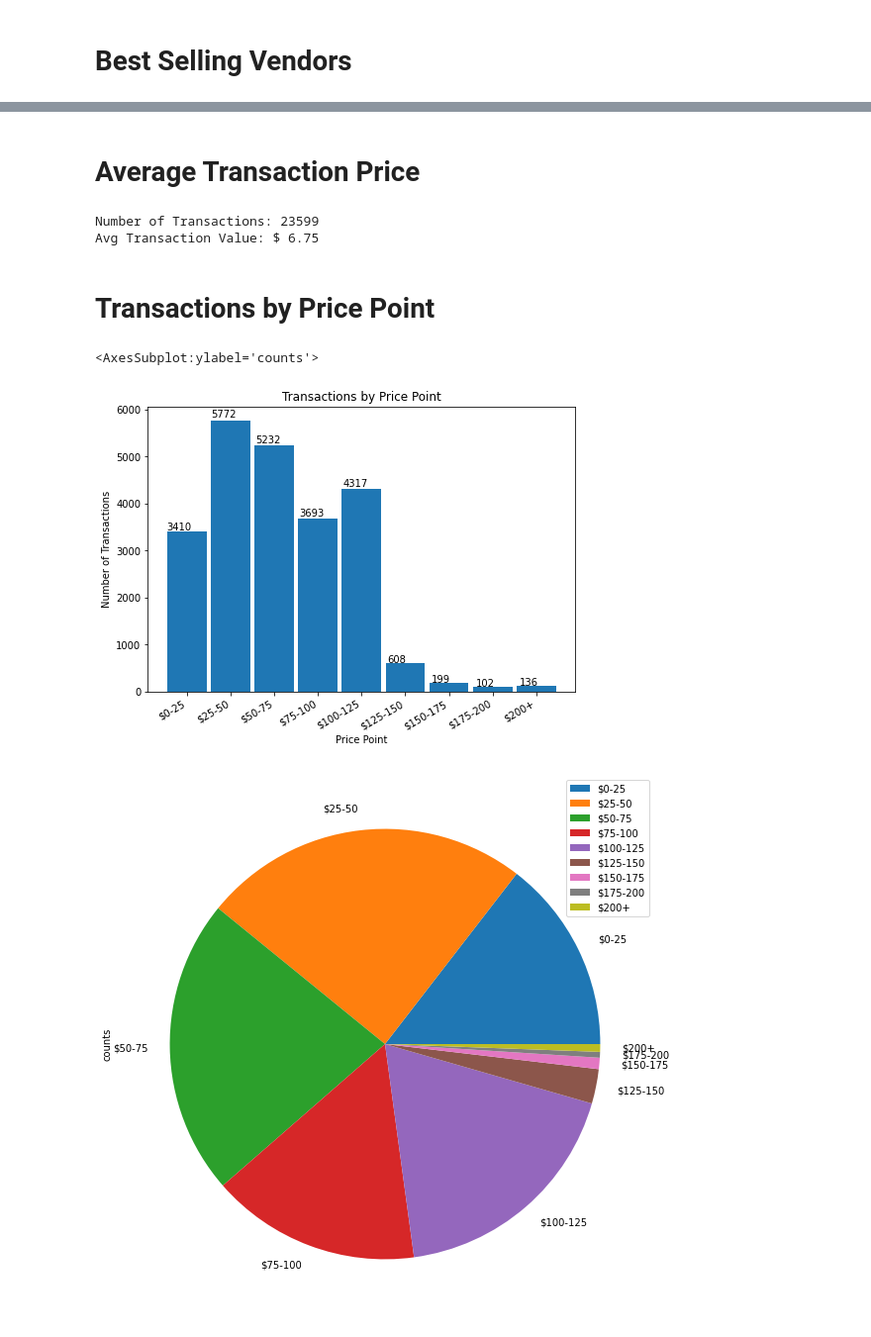
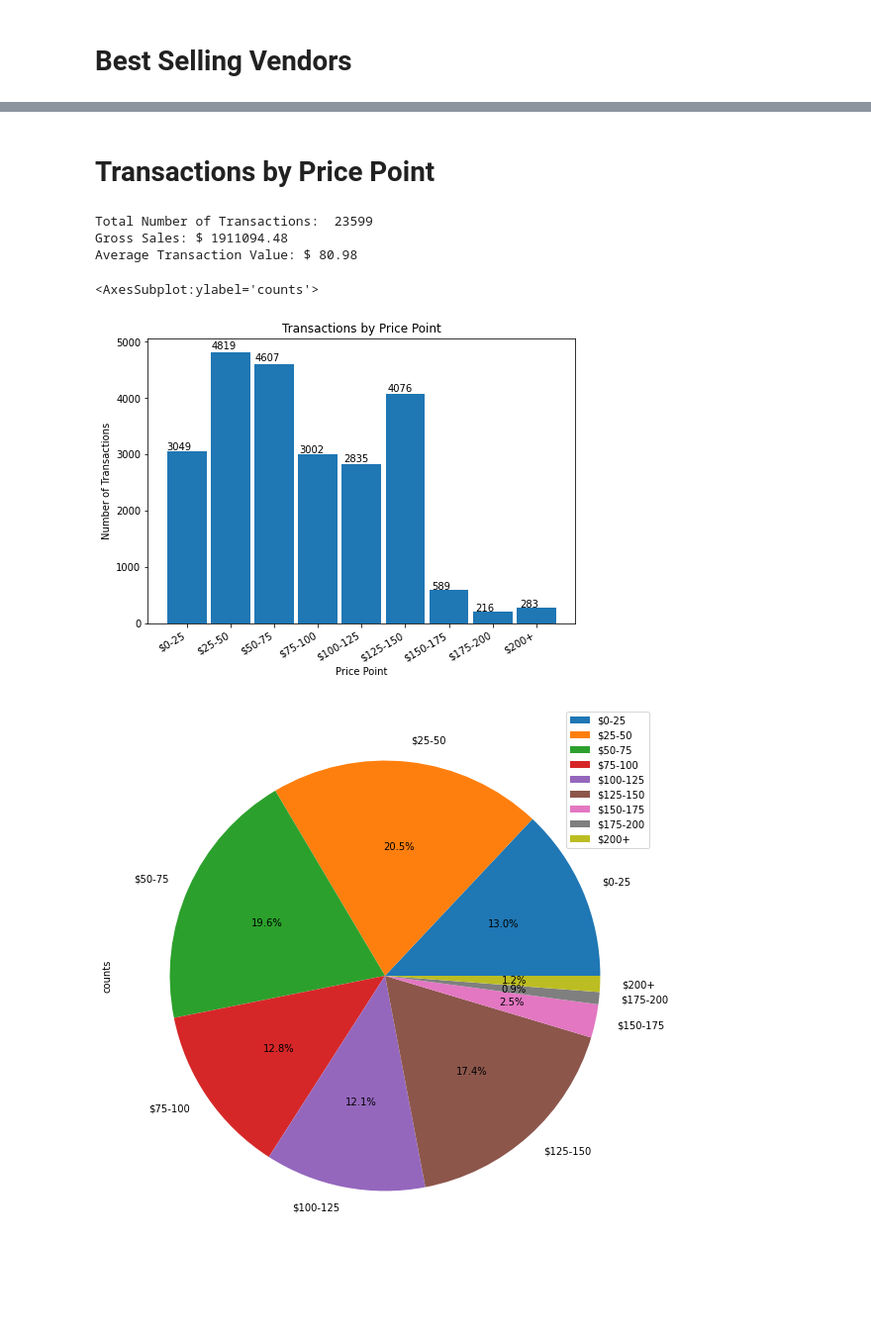
Before and after one commit to thomashedgepath/sales-data-workbook, a Jupyter notebook: workbook.ipynb, the cells around one changed output, grey strips where cells are left out. Shown: that part at 99% size. Drawn from its saved outputs; the diff is of its cells as text; code cells hidden in the pictures; blank space fills up the shorter version.

Commit message:
fixed averaging on Transactions

```diff
--- a/workbook.ipynb
+++ b/workbook.ipynb
@@ -271,40 +243,10 @@ sales_df.groupby(["Vendor"])[["Amount"]].sum().sort_values("Amount", ascending=F
 125 rows × 1 columns
-# %% [markdown]
-# Average Transaction Price
-# %%
-
-sales_df.groupby(["Transaction ID"]).sum().sort_values("Amount", ascending=False)
-
-total_trans_value = sales_df.loc[sales_df['Amount'] < 0].sum(numeric_only=True)["Amount"]
-total_trans_value = total_trans_value * -1
-
-### Transactions ###
-# variables to hold the count
-trans_cnt = 0
-trans_id = []
-
-#### Emails
-# loop for counting the unique
-# values in height
-for i in range(0, len(sales_df['Transaction ID'])):
-
-    if sales_df['Transaction ID'][i] not in trans_id:
-
-        trans_id.append(sales_df['Transaction ID'][i])
-
-        trans_cnt += 1
-
-print("Number of Transactions:",
-      trans_cnt)
-
-print("Avg Transaction Value: $", round((total_trans_value / trans_cnt), 2))
-# %% [output]
-Number of Transactions: 23599
-Avg Transaction Value: $ 6.75
 # %% [markdown]
 # Transactions by Price Point
 # %%
-transaction_df = sales_df.groupby(["Transaction ID"])[["Amount"]].sum().sort_values("Amount", ascending=False)
+transaction_df = df[df["Account Sub Type"] == "Cash Payments"]
+transaction_df = transaction_df.groupby(["Transaction ID"])[["Amount"]].sum().sort_values("Amount", ascending=False)
+
 
 # $0-25
 tier1 = 0
@@ -324,50 +266,68 @@ tier7 = 0
 tier8 = 0
 # $200+
 tier9 = 0
+all_transactions = []
 
 for i in range(0, len(transaction_df.index)):
 
     if (transaction_df['Amount'][i] > 0) and (transaction_df['Amount'][i] <= 25):
         tier1 += 1
+        all_transactions.append(transaction_df['Amount'][i])
     elif (transaction_df['Amount'][i] > 25) and (transaction_df['Amount'][i] <= 50):
         tier2 += 1
+        all_transactions.append(transaction_df['Amount'][i])
     elif (transaction_df['Amount'][i] > 50) and (transaction_df['Amount'][i] <= 75):
         tier3 += 1
+        all_transactions.append(transaction_df['Amount'][i])
     elif (transaction_df['Amount'][i] > 75) and (transaction_df['Amount'][i] <= 100):
         tier4 += 1
+        all_transactions.append(transaction_df['Amount'][i])
     elif (transaction_df['Amount'][i] > 100) and (transaction_df['Amount'][i] <= 125):
         tier5 += 1
+        all_transactions.append(transaction_df['Amount'][i])
     elif (transaction_df['Amount'][i] > 125) and (transaction_df['Amount'][i] <= 150):
         tier6 += 1
+        all_transactions.append(transaction_df['Amount'][i])
     elif (transaction_df['Amount'][i] > 150) and (transaction_df['Amount'][i] <= 175):
         tier7 += 1
+        all_transactions.append(transaction_df['Amount'][i])
     elif (transaction_df['Amount'][i] > 175) and (transaction_df['Amount'][i] <= 200):
         tier8 += 1
+        all_transactions.append(transaction_df['Amount'][i])
     elif (transaction_df['Amount'][i] > 200):
         tier9 += 1
+        all_transactions.append(transaction_df['Amount'][i])
     else:
+        all_transactions.append(transaction_df['Amount'][i])
         pass
+
+print("Total Number of Transactions: ", len(all_transactions))
+print("Gross Sales: $", round(sum(all_transactions),2))
+print("Average Transaction Value: $", round(sum(all_transactions)/len(all_transactions), 2))
 
 fig1 = plt.figure()
 ax = fig1.add_axes([0,0,1,1])
 width = .90
 ax.set_title('Transactions by Price Point')
 ax.set_ylabel('Number of Transactions')
 ax.set_xlabel('Price Point')
 plt.setp(ax.get_xticklabels(), rotation=30, horizontalalignment='right')
 
 
 tiers = ["$0-25", "$25-50", "$50-75", "$75-100", "$100-125", "$125-150", "$150-175", "$175-200", "$200+"]
 transactions = [tier1, tier2, tier3, tier4, tier5, tier6, tier7, tier8, tier9]
 
 ax.bar(tiers, transactions, width)
 for p in ax.patches:
     ax.annotate(str(p.get_height()), (p.get_x() * 1.01, p.get_height() * 1.01))
 
 tiers_df = pd.DataFrame({"counts": transactions},
                         index=tiers)
 tiers_df.plot.pie(y='counts', figsize=(10,10), autopct='%1.1f%%')
 # %% [output]
-<AxesSubplot:ylabel='counts'>
+Total Number of Transactions:  23599
+Gross Sales: $ 1911094.48
+Average Transaction Value: $ 80.98
+<AxesSubplot:ylabel='counts'>
-[figure, old version]
+[figure, new version]
-[figure, old version]
+[figure, new version]
```
Also changed, not shown: parts of 7 cells of this notebook.
